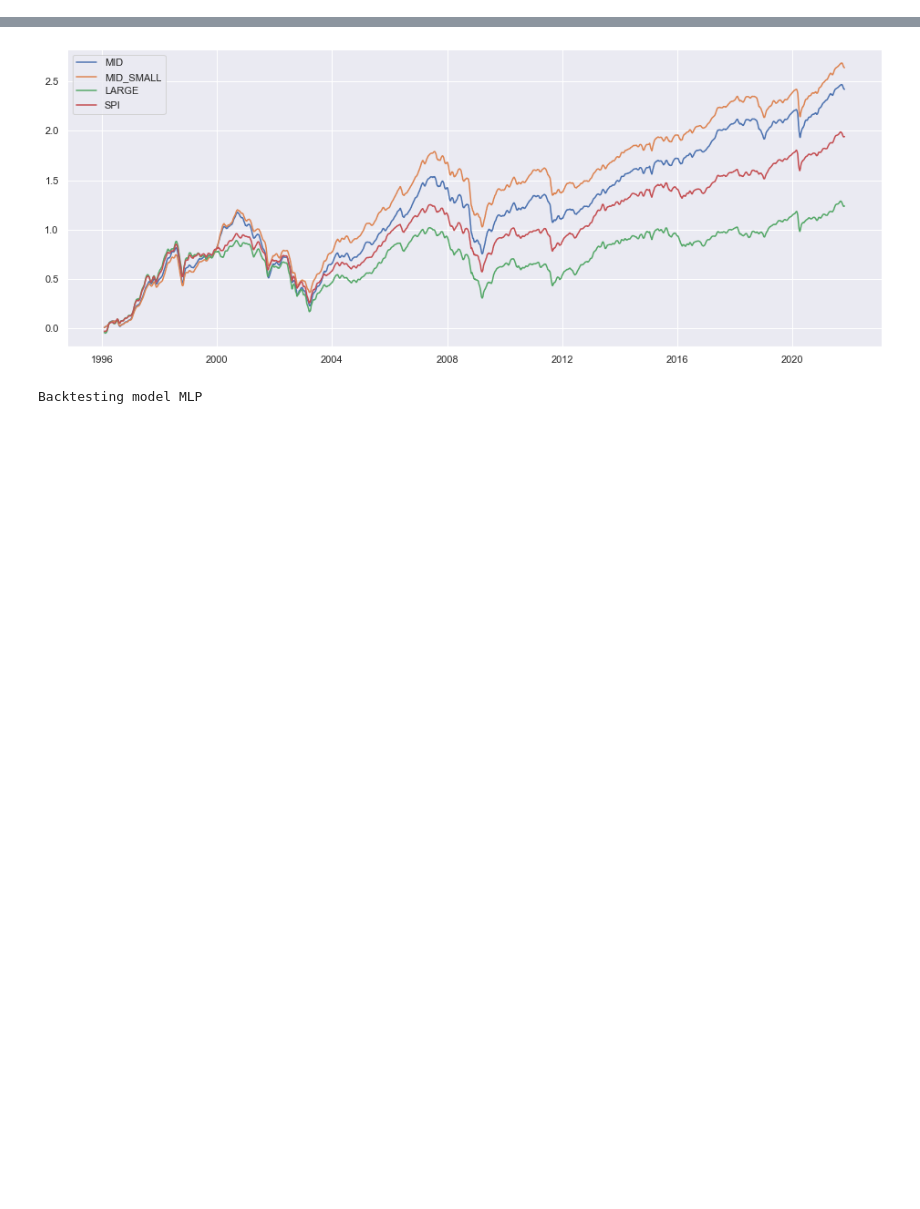
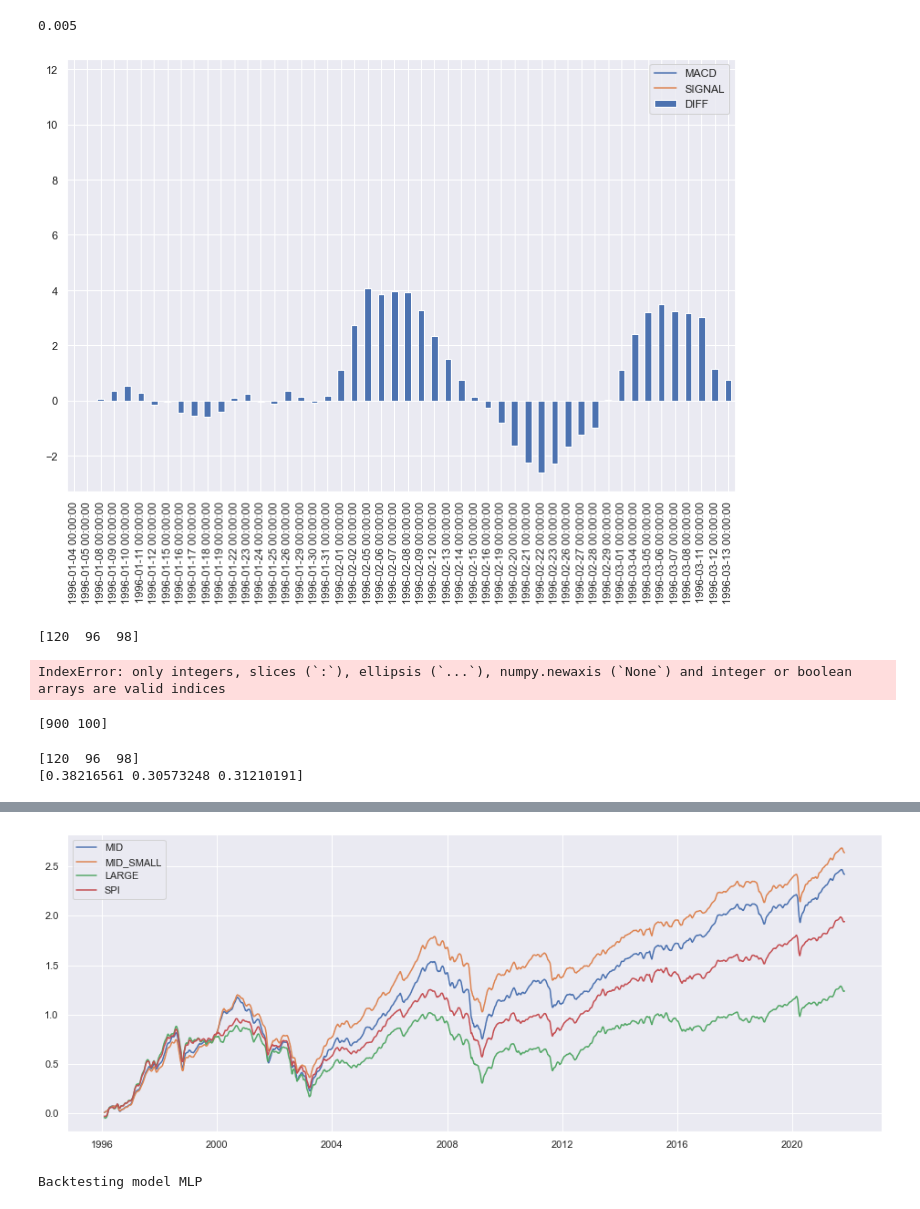
Before and after one commit to lacoupe/BCVS, a Jupyter notebook: SW/size/size.ipynb, the cells around one changed output, grey strips where cells are left out. Drawn from its saved outputs; the diff is of its cells as text; code cells hidden in the pictures; blank space fills up the shorter version.

```diff
--- a/SW/size/size.ipynb
+++ b/SW/size/size.ipynb
@@ -12,3 +91,17 @@ from helpers import resume_backtest, performance_plot, annual_alpha_plot, price_
+# %%
+5e-3
+# %% [output]
+0.005
+# %%
+fig, ax = plt.subplots(figsize=(12,8))
+
+MACD['MID'][:50].plot(ax=ax, label='MACD')
+MACD_9['MID'][:50].plot(ax=ax, label='SIGNAL')
+MACD_diff['MID'][:50].plot(ax=ax, label='DIFF', kind='bar')
+plt.legend()
+plt.show()
+# %% [output]
+[figure, added]
 # %%
 price, bench_price, df_X = get_price_data()
 daily_returns = price.pct_change().shift(1)
@@ -14,0 +121,36 @@ daily_returns = price.pct_change().shift(1)
+# %%
+class_count = np.unique(y, axis=0, return_counts=True)[1]
+print(class_count)
+
+weight = 1. / class_count
+samples_weight = np.array([weight[t] for t in y])
+# %% [output]
+[120  96  98]
+IndexError: only integers, slices (`:`), ellipsis (`...`), numpy.newaxis (`None`) and integer or boolean arrays are valid indices
+# %%
+import torch
+numDataPoints = 1000
+data_dim = 5
+bs = 100
+
+# Create dummy data with class imbalance 9 to 1
+data = torch.FloatTensor(numDataPoints, data_dim)
+target = np.hstack((np.zeros(int(numDataPoints * 0.9), dtype=np.int32),
+                    np.ones(int(numDataPoints * 0.1), dtype=np.int32)))
+
+class_sample_count = np.array(
+    [len(np.where(target == t)[0]) for t in np.unique(target)])
+weight = 1. / class_sample_count
+samples_weight = np.array([weight[t] for t in target])
+print(class_sample_count)
+# %% [output]
+[900 100]
+# %%
+class_count = np.unique(y, axis=0, return_counts=True)[1]
+print(class_count)
+
+weights = class_count / sum(class_count)
+print(weights)
+# %% [output]
+[120  96  98]
+[0.38216561 0.30573248 0.31210191]
```
Also changed, not shown: parts of 6 cells of this notebook, 5 other files.
